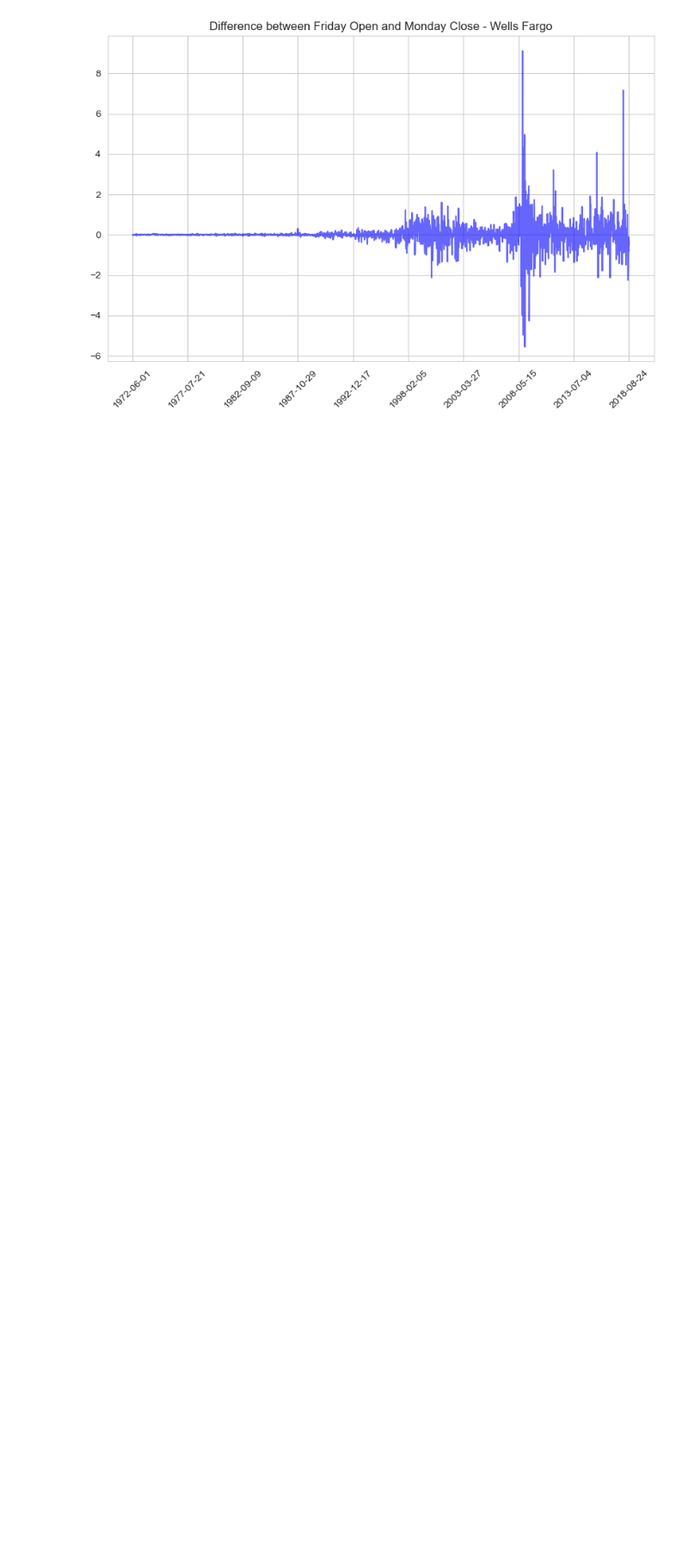
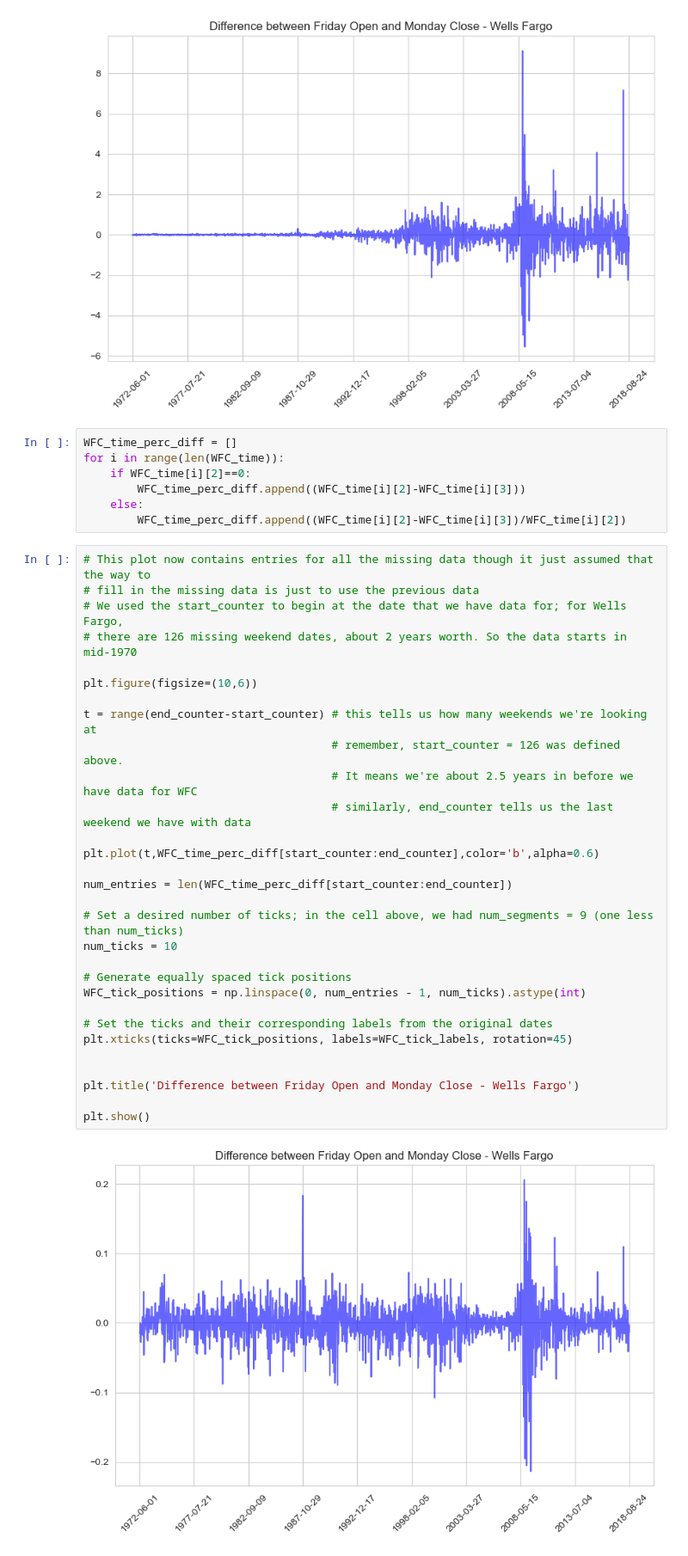
Before and after one commit to ghuckabe/DSTMarketAnalysis, a Jupyter notebook: kaggle_finance.ipynb, the cells around one changed output. Shown: that part at 86% size. Saved outputs shown, nothing was run; the diff lists cells and outputs as text; blank space fills up the shorter version.

Commit message:
added a percentage plot

```diff
--- a/kaggle_finance.ipynb
+++ b/kaggle_finance.ipynb
@@ -728,6 +728,45 @@ plt.title('Difference between Friday Open and Monday Close - Wells Fargo')
 plt.show()
 # %% [output]
 [figure]
+# %%
+WFC_time_perc_diff = []
+for i in range(len(WFC_time)):
+    if WFC_time[i][2]==0:
+        WFC_time_perc_diff.append((WFC_time[i][2]-WFC_time[i][3]))
+    else:
+        WFC_time_perc_diff.append((WFC_time[i][2]-WFC_time[i][3])/WFC_time[i][2])
+# %%
+# This plot now contains entries for all the missing data though it just assumed that the way to
+# fill in the missing data is just to use the previous data
+# We used the start_counter to begin at the date that we have data for; for Wells Fargo,
+# there are 126 missing weekend dates, about 2 years worth. So the data starts in mid-1970
+
+plt.figure(figsize=(10,6))
+
+t = range(end_counter-start_counter) # this tells us how many weekends we're looking at
+                                     # remember, start_counter = 126 was defined above.
+                                     # It means we're about 2.5 years in before we have data for WFC
+                                     # similarly, end_counter tells us the last weekend we have with data
+
+plt.plot(t,WFC_time_perc_diff[start_counter:end_counter],color='b',alpha=0.6)
+
+num_entries = len(WFC_time_perc_diff[start_counter:end_counter])
+
+# Set a desired number of ticks; in the cell above, we had num_segments = 9 (one less than num_ticks)
+num_ticks = 10
+
+# Generate equally spaced tick positions
+WFC_tick_positions = np.linspace(0, num_entries - 1, num_ticks).astype(int)
+
+# Set the ticks and their corresponding labels from the original dates
+plt.xticks(ticks=WFC_tick_positions, labels=WFC_tick_labels, rotation=45)
+
+
+plt.title('Difference between Friday Open and Monday Close - Wells Fargo')
+
+plt.show()
+# %% [output]
+[figure, added]
 # %%
 sm.graphics.tsa.plot_acf(WFC_time_diff[start_counter:end_counter], lags = 20,alpha = 0.05)
 plt.show()
```
